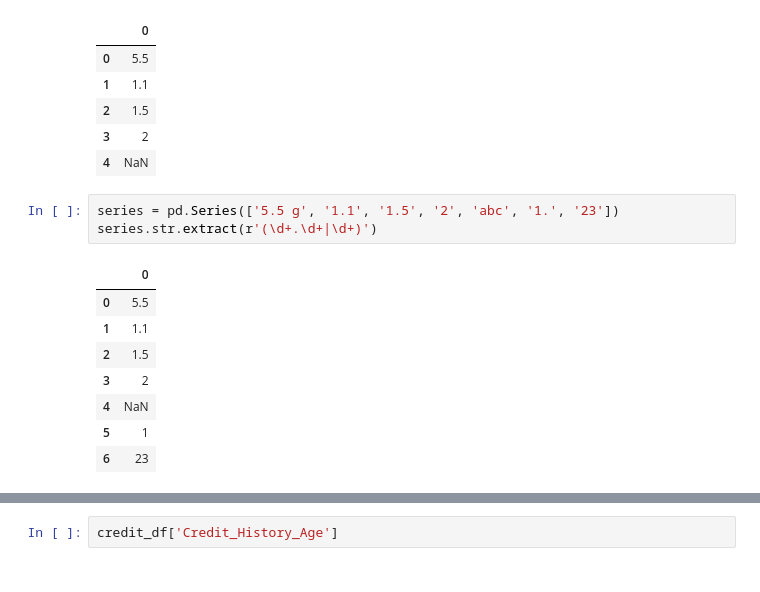
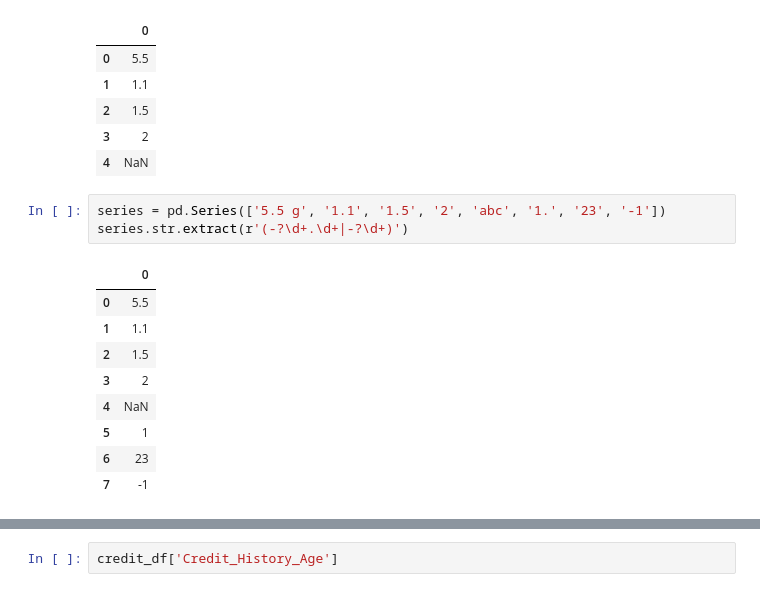
Before and after one commit to sajacaros/bootcamp_playground, a Jupyter notebook: 파이썬으로할수있는모든것/part6/ch06_LightGBM.ipynb, the cells around one changed output, grey strips where cells are left out. Saved outputs shown, nothing was run; the diff lists cells and outputs as text.

```diff
--- a/파이썬으로할수있는모든것/part6/ch06_LightGBM.ipynb
+++ b/파이썬으로할수있는모든것/part6/ch06_LightGBM.ipynb
@@ -149,16 +169,17 @@ series.str.extract(r'([0-9]+.?[0-9]?)')
 | 3 | 2 |
 | 4 | NaN |
 # %%
-series = pd.Series(['5.5 g', '1.1', '1.5', '2', 'abc', '1.', '23'])
-series.str.extract(r'(\d+.\d+|\d+)')
+series = pd.Series(['5.5 g', '1.1', '1.5', '2', 'abc', '1.', '23', '-1'])
+series.str.extract(r'(-?\d+.\d+|-?\d+)')
 # %% [output]
 |  | 0 |
 | 0 | 5.5 |
 | 1 | 1.1 |
 | 2 | 1.5 |
 | 3 | 2 |
 | 4 | NaN |
 | 5 | 1 |
 | 6 | 23 |
+| 7 | -1 |
 # %%
 for o_name in numeric_objs:
```
Also changed, not shown: parts of 129 cells of this notebook, 3 other files.
